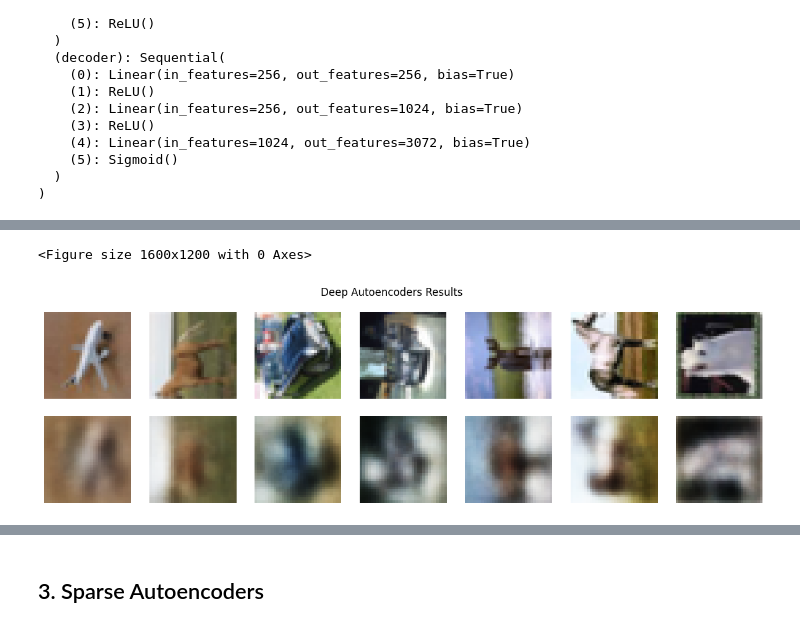
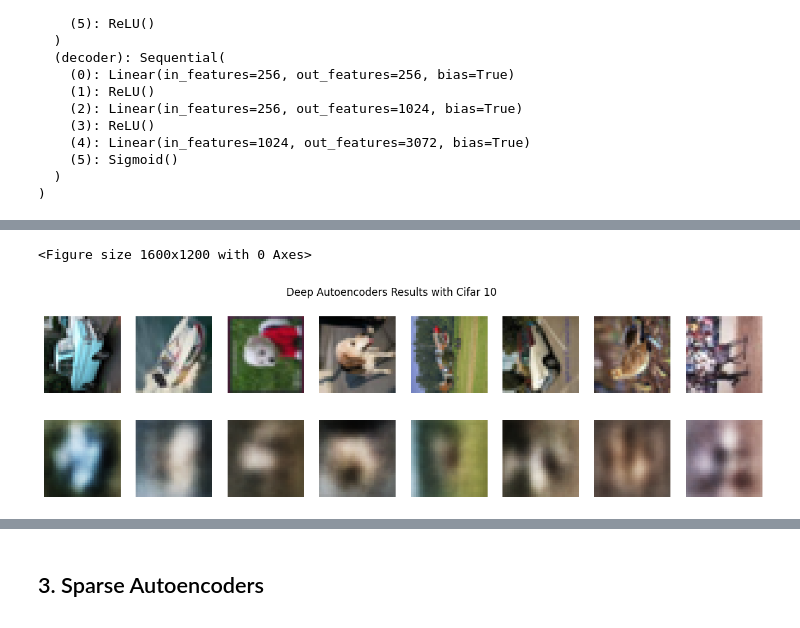
Before and after one commit to JHermosillaD/Autoencoders, a Jupyter notebook: Autoencoder.ipynb, the cells around one changed output, grey strips where cells are left out. Drawn from its saved outputs; the diff is of its cells as text; code cells hidden in the pictures.

```diff
--- a/Autoencoder.ipynb
+++ b/Autoencoder.ipynb
@@ -55,7 +55,7 @@ Hyperparameters
 
 learning_rate_   = 0.001
 batch_size_      = 64
-num_epochs_      = 20
+num_epochs_      = 15
 input_dimension_ = 32*32*3
 laten_dimension_ = 256
 encoder_neurons_ = 1024
@@ -346,0 +638,28 @@ recon1 = recon.view(batch_size_, 3, 32, 32)
+# %%
+# Cifar 100
+deep_loss_hist2 = []
+for epoch in range(num_epochs_):
+    model2.train()
+    train_loss = 0.0
+    for images, _ in train_loader:
+        images = images.to(dev)
+        optimizer2.zero_grad()
+        outputs = model2(images)
+        flat_images = images.view(images.size(0), -1)
+        loss2 = criterion2(outputs, flat_images)
+        with torch.no_grad():
+          train_loss += loss2.item()
+        optimizer2.zero_grad()
+        loss2.backward()
+        optimizer2.step()
+    train_loss /= len(train_loader)
+    print(f"Epoch [{epoch+1}/{num_epochs_}], Loss: {train_loss:.4f}")
+    deep_loss_hist2.append(train_loss)
+
+plt.figure(figsize=(5, 5))
+plt.plot(range(1,num_epochs_+1), deep_loss_hist2, label='Train', color='red')
+plt.title('Deep AEs Loss with Cifar 100')
+plt.xlabel('Epoch')
+plt.ylabel('Loss')
+plt.legend()
+plt.show()
@@ -347,13 +683,21 @@ recon1 = recon.view(batch_size_, 3, 32, 32)
 # %%
+# Cifar 10
+with torch.no_grad():
+    for data_a, _ in test_loader:
+        data_a = data_a.to(dev)
+        recon = model(data_a)
+        break
+recon1 = recon.view(batch_size_, 3, 32, 32)
+
 plt.figure(dpi=250)
-fig, ax = plt.subplots(2, 7, figsize=(15, 4))
-fig.suptitle('Deep Autoencoders Results')
-for i in range(7):
+fig, ax = plt.subplots(2, 8, figsize=(15, 4))
+fig.suptitle('Deep Autoencoders Results with Cifar 10')
+for i in range(8):
     ax[0, i].imshow(data_a[i].cpu().numpy().T)
     ax[1, i].imshow(recon1[i].cpu().numpy().T)
     ax[0, i].axis('OFF')
     ax[1, i].axis('OFF')
 plt.show()
 # %% [output]
 <Figure size 1600x1200 with 0 Axes>
-[figure, old version]
+[figure, new version]
```
Also changed, not shown: parts of 37 cells of this notebook.
